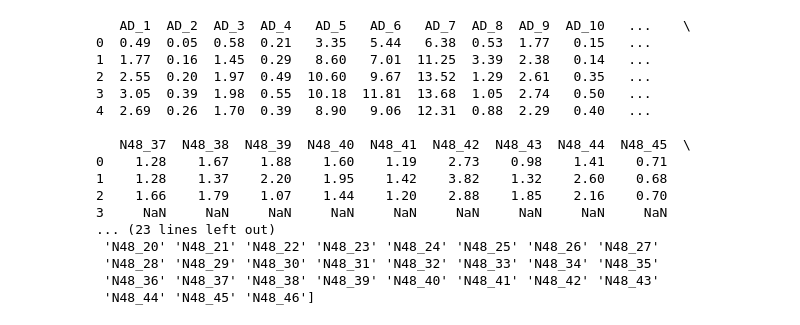
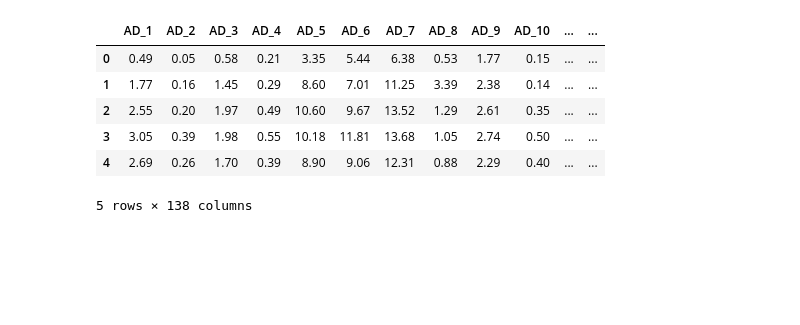
Before and after one commit to MSalopek/ms_thesis_data, a Jupyter notebook: Ttest_data.ipynb, the cells around one changed output. Cells and saved outputs as stored; diff of their text form; code cells hidden in the pictures; blank space fills up the shorter version.

```diff
--- a/Ttest_data.ipynb
+++ b/Ttest_data.ipynb
@@ -1 +1,33 @@
+# %%
+# Yes I know this notebook is a mess.
+
+import math
+import statistics as st
+from statsmodels.stats.multitest import fdrcorrection as fdr
+import scipy.stats
+import pandas as pd
+import numpy as np
+from pprint import pprint
+import plotly
+import plotly.graph_objs as go
+import plotly.figure_factory as FF
+
+import matplotlib.pyplot as plt
+import seaborn as sns
+
+plotly.offline.init_notebook_mode(connected=True)
+
+DATA_LOC = "cleanData_comma.csv"
+
+# import data to pandas.dataframe
+df = pd.read_csv(DATA_LOC)
+df.head()
+# %% [output]
+|  | AD_1 | AD_2 | AD_3 | AD_4 | AD_5 | AD_6 | AD_7 | AD_8 | AD_9 | AD_10 | ... | ... |
+| 0 | 0.49 | 0.05 | 0.58 | 0.21 | 3.35 | 5.44 | 6.38 | 0.53 | 1.77 | 0.15 | ... | ... |
+| 1 | 1.77 | 0.16 | 1.45 | 0.29 | 8.60 | 7.01 | 11.25 | 3.39 | 2.38 | 0.14 | ... | ... |
+| 2 | 2.55 | 0.20 | 1.97 | 0.49 | 10.60 | 9.67 | 13.52 | 1.29 | 2.61 | 0.35 | ... | ... |
+| 3 | 3.05 | 0.39 | 1.98 | 0.55 | 10.18 | 11.81 | 13.68 | 1.05 | 2.74 | 0.50 | ... | ... |
+| 4 | 2.69 | 0.26 | 1.70 | 0.39 | 8.90 | 9.06 | 12.31 | 0.88 | 2.29 | 0.40 | ... | ... |
+5 rows × 138 columns
 # %%
@@ -76,25 +85,3 @@ df = pd.read_csv(DATA_LOC)
-# %%
-# check imports are ok
-print(df.head())
-print(df.columns.values)
-# %% [output]
-   AD_1  AD_2  AD_3  AD_4   AD_5   AD_6   AD_7  AD_8  AD_9  AD_10   ...    \
-0  0.49  0.05  0.58  0.21   3.35   5.44   6.38  0.53  1.77   0.15   ...
-1  1.77  0.16  1.45  0.29   8.60   7.01  11.25  3.39  2.38   0.14   ...
-2  2.55  0.20  1.97  0.49  10.60   9.67  13.52  1.29  2.61   0.35   ...
-3  3.05  0.39  1.98  0.55  10.18  11.81  13.68  1.05  2.74   0.50   ...
-4  2.69  0.26  1.70  0.39   8.90   9.06  12.31  0.88  2.29   0.40   ...
-
-   N48_37  N48_38  N48_39  N48_40  N48_41  N48_42  N48_43  N48_44  N48_45  \
-0    1.28    1.67    1.88    1.60    1.19    2.73    0.98    1.41    0.71
-1    1.28    1.37    2.20    1.95    1.42    3.82    1.32    2.60    0.68
-2    1.66    1.79    1.07    1.44    1.20    2.88    1.85    2.16    0.70
-3     NaN     NaN     NaN     NaN     NaN     NaN     NaN     NaN     NaN
-... (23 lines left out)
- 'N48_20' 'N48_21' 'N48_22' 'N48_23' 'N48_24' 'N48_25' 'N48_26' 'N48_27'
- 'N48_28' 'N48_29' 'N48_30' 'N48_31' 'N48_32' 'N48_33' 'N48_34' 'N48_35'
- 'N48_36' 'N48_37' 'N48_38' 'N48_39' 'N48_40' 'N48_41' 'N48_42' 'N48_43'
- 'N48_44' 'N48_45' 'N48_46']
 # %%
 results = {
     "AD_vs_N24": {},
```
Also changed, not shown: parts of 10 cells of this notebook, 4 other files.
